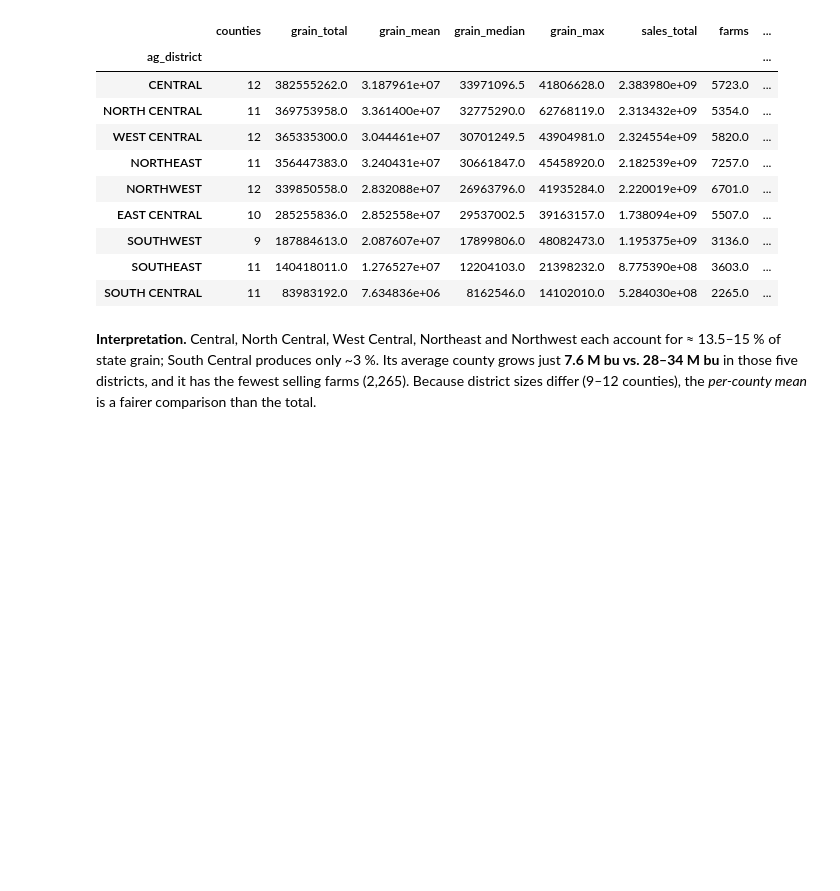
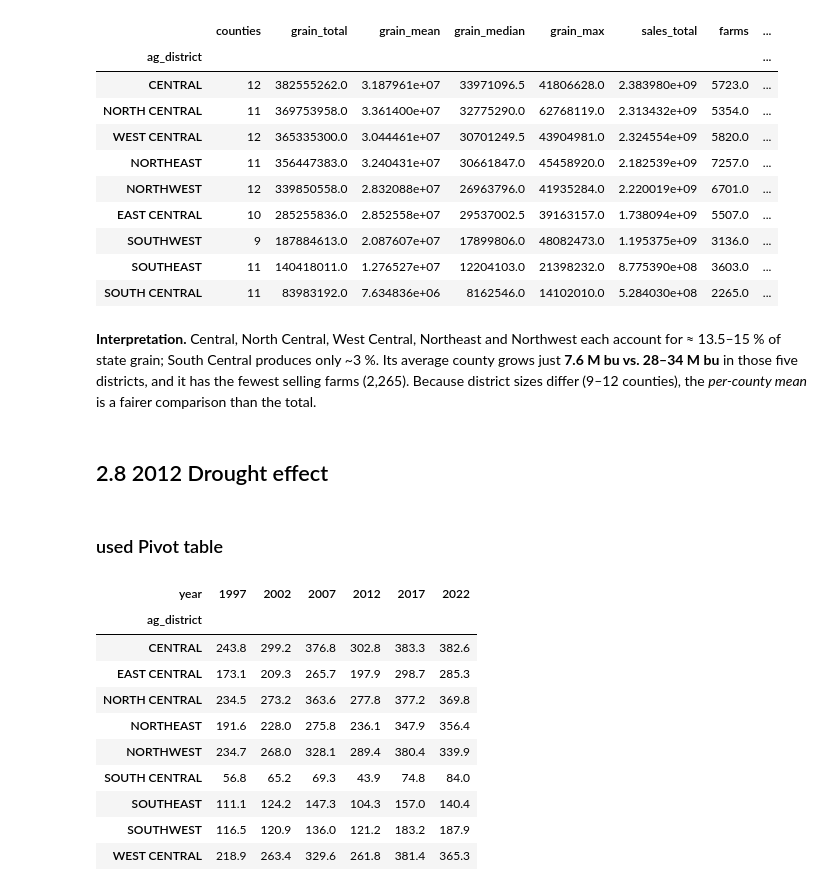
Before and after one commit to Nemipatel210/DataManagement, a Jupyter notebook: DataManagment_PS1.ipynb, the cells around one changed output. Cells and saved outputs as stored; diff of their text form; code cells hidden in the pictures; blank space fills up the shorter version.

```diff
--- a/DataManagment_PS1.ipynb
+++ b/DataManagment_PS1.ipynb
@@ -668,3 +633,22 @@ by_district
 | SOUTH CENTRAL | 11 | 83983192.0 | 7.634836e+06 | 8162546.0 | 14102010.0 | 5.284030e+08 | 2265.0 | ... |
 # %% [markdown]
 **Interpretation.** Central, North Central, West Central, Northeast and Northwest each account for ≈ 13.5–15 % of state grain; South Central produces only ~3 %. Its average county grows just **7.6 M bu vs. 28–34 M bu** in those five districts, and it has the fewest selling farms (2,265). Because district sizes differ (9–12 counties), the *per-county mean* is a fairer comparison than the total.
+# %% [markdown]
+## 2.8 2012 Drought effect
+# %% [markdown]
+### used Pivot table
+# %%
+dist_year = wide.pivot_table(index="ag_district", columns="year", values="grain_bu", aggfunc="sum") / 1e6
+dist_year.round(1)
+# %% [output]
+| year | 1997 | 2002 | 2007 | 2012 | 2017 | 2022 |
+| ag_district |  |  |  |  |  |  |
+| CENTRAL | 243.8 | 299.2 | 376.8 | 302.8 | 383.3 | 382.6 |
+| EAST CENTRAL | 173.1 | 209.3 | 265.7 | 197.9 | 298.7 | 285.3 |
+| NORTH CENTRAL | 234.5 | 273.2 | 363.6 | 277.8 | 377.2 | 369.8 |
+| NORTHEAST | 191.6 | 228.0 | 275.8 | 236.1 | 347.9 | 356.4 |
+| NORTHWEST | 234.7 | 268.0 | 328.1 | 289.4 | 380.4 | 339.9 |
+| SOUTH CENTRAL | 56.8 | 65.2 | 69.3 | 43.9 | 74.8 | 84.0 |
+| SOUTHEAST | 111.1 | 124.2 | 147.3 | 104.3 | 157.0 | 140.4 |
+| SOUTHWEST | 116.5 | 120.9 | 136.0 | 121.2 | 183.2 | 187.9 |
+| WEST CENTRAL | 218.9 | 263.4 | 329.6 | 261.8 | 381.4 | 365.3 |
```
Also changed, not shown: parts of 19 cells of this notebook.
